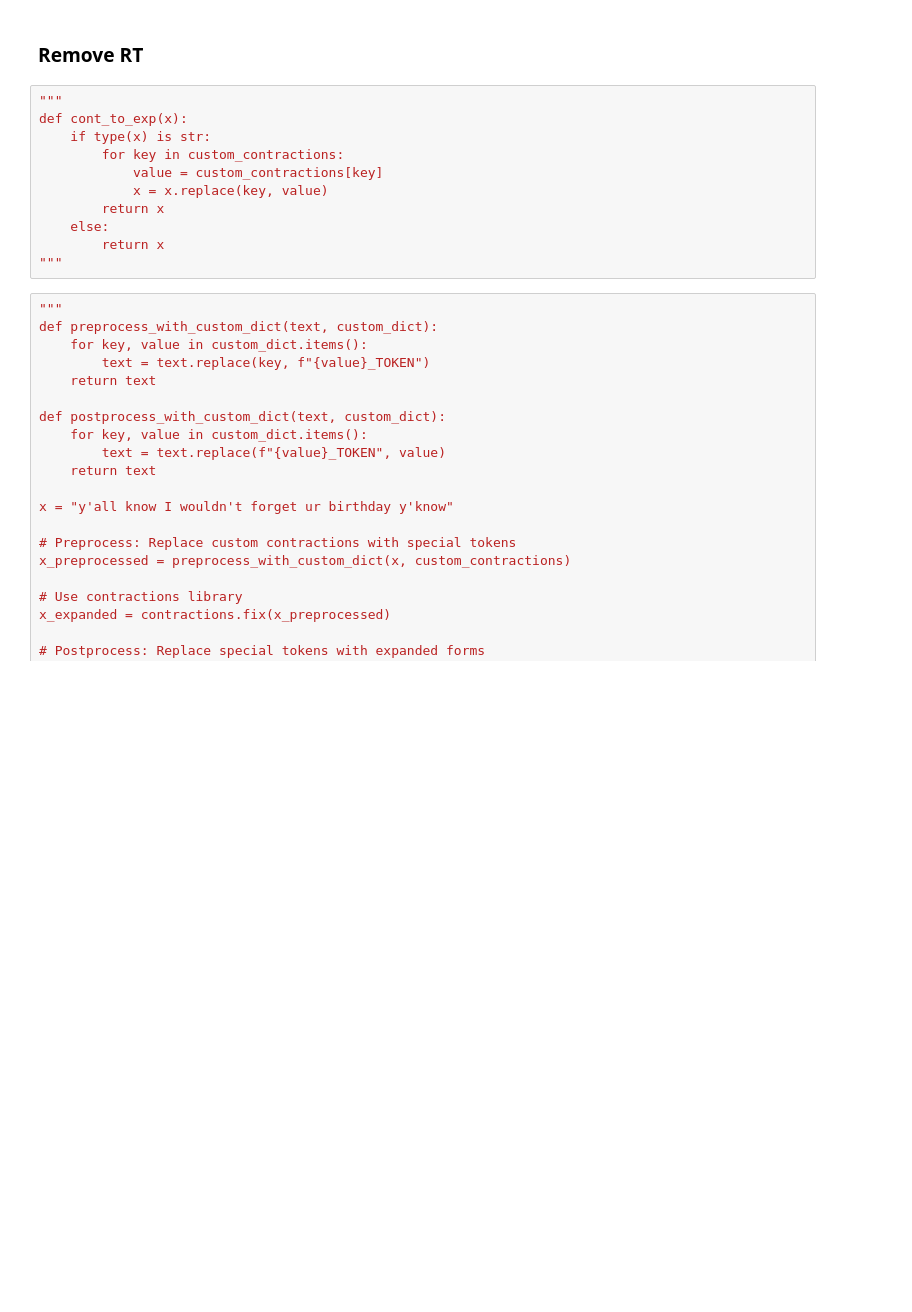
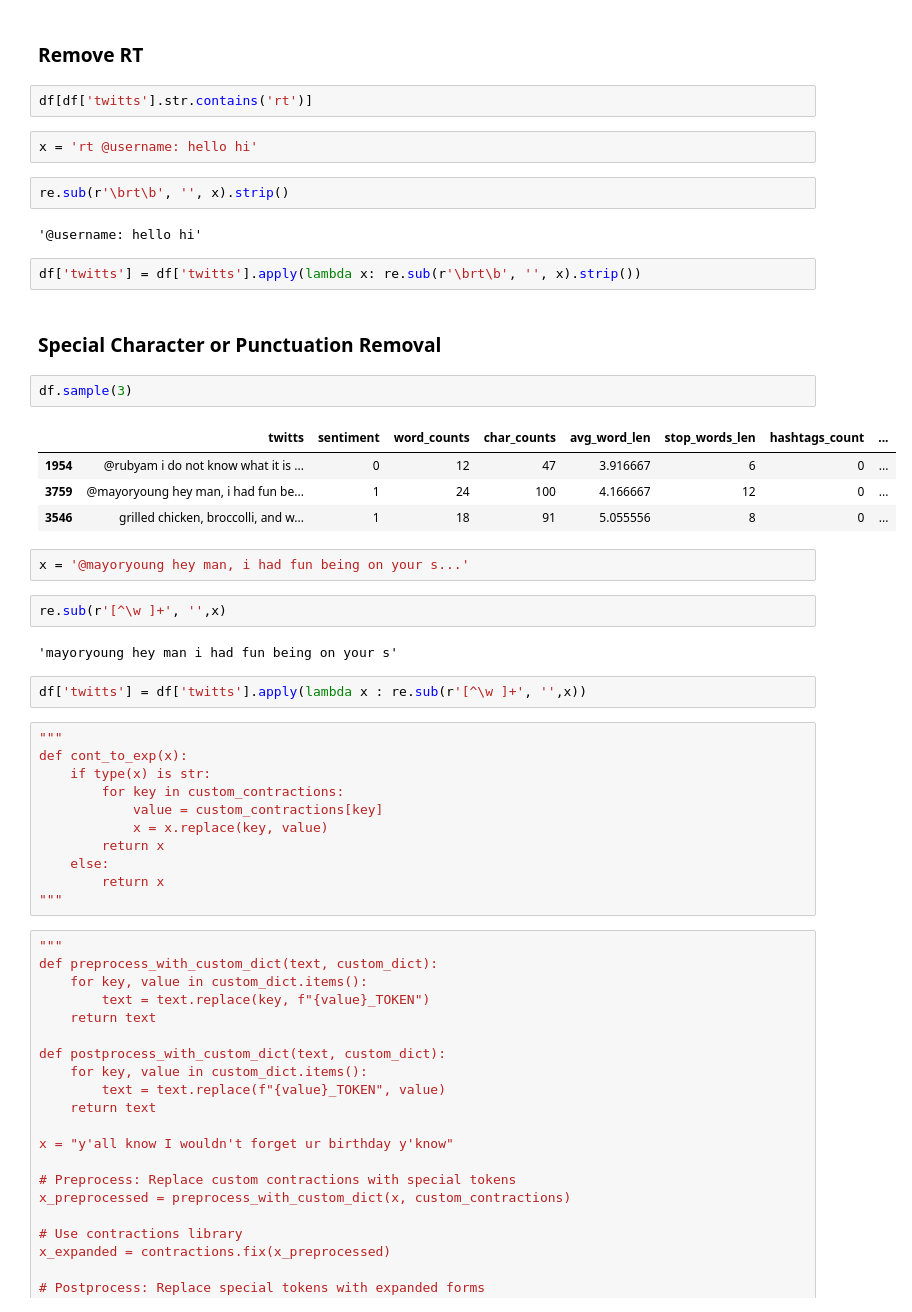
Before and after one commit to luch91/NLP-Text-Cleaning-and-Processing, a Jupyter notebook: cleaning_preproc.ipynb, the cells around one changed output. Drawn from its saved outputs; the diff is of its cells as text; blank space fills up the shorter version.

Commit message:
removed special chars

```diff
--- a/cleaning_preproc.ipynb
+++ b/cleaning_preproc.ipynb
@@ -546,6 +546,33 @@ df.sample(10)
 | 1546 | the day i leave my car across the... | 0 | 30 | 107 | 3.566667 | 14 | 0 | ... |
 # %% [markdown]
 ### Remove RT
+# %%
+df[df['twitts'].str.contains('rt')]
+# %%
+x = 'rt @username: hello hi'
+# %%
+re.sub(r'\brt\b', '', x).strip()
+# %% [output]
+'@username: hello hi'
+# %%
+df['twitts'] = df['twitts'].apply(lambda x: re.sub(r'\brt\b', '', x).strip())
+# %% [markdown]
+### Special Character or Punctuation Removal
+# %%
+df.sample(3)
+# %% [output]
+|  | twitts | sentiment | word_counts | char_counts | avg_word_len | stop_words_len | hashtags_count | ... |
+| 1954 | @rubyam i do not know what it is ... | 0 | 12 | 47 | 3.916667 | 6 | 0 | ... |
+| 3759 | @mayoryoung hey man, i had fun be... | 1 | 24 | 100 | 4.166667 | 12 | 0 | ... |
+| 3546 | grilled chicken, broccolli, and w... | 1 | 18 | 91 | 5.055556 | 8 | 0 | ... |
+# %%
+x = '@mayoryoung hey man, i had fun being on your s...'
+# %%
+re.sub(r'[^\w ]+', '',x)
+# %% [output]
+'mayoryoung hey man i had fun being on your s'
+# %%
+df['twitts'] = df['twitts'].apply(lambda x : re.sub(r'[^\w ]+', '',x))
 # %%
 """
 def cont_to_exp(x):
```
